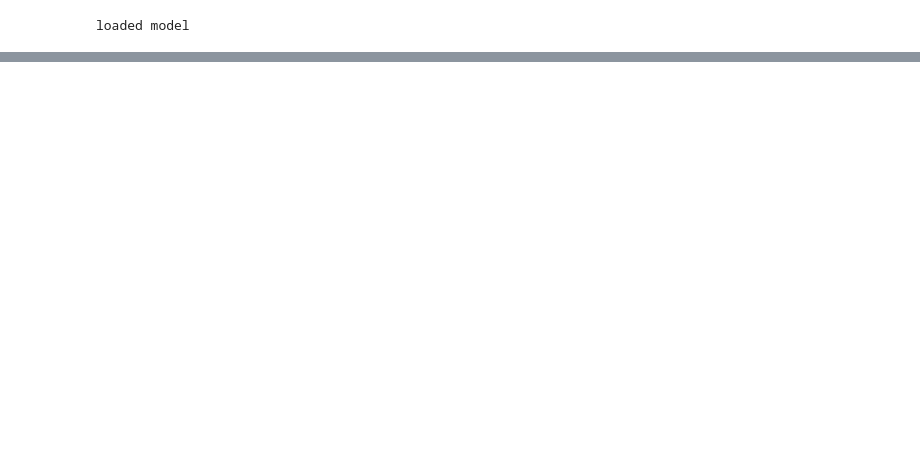
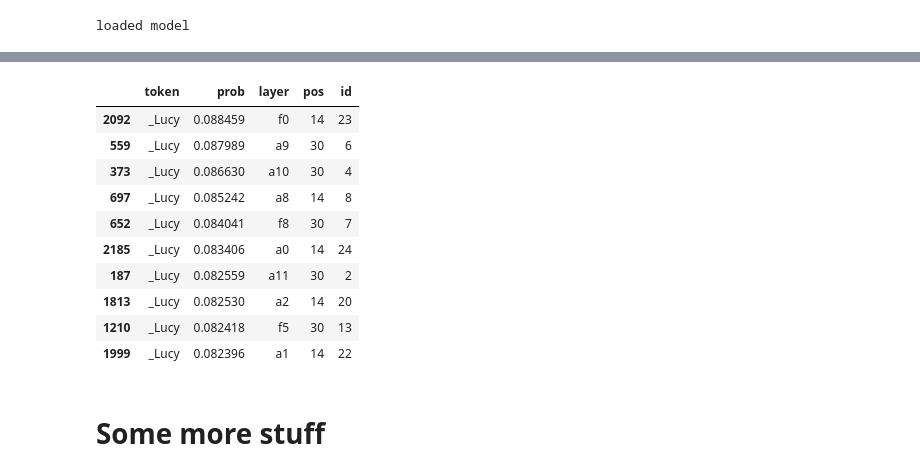
Before and after one commit to aryamanarora/nano-causal-interventions, a Jupyter notebook: Coref.ipynb, the cells around one changed output, grey strips where cells are left out. Drawn from its saved outputs; the diff is of its cells as text; code cells hidden in the pictures; blank space fills up the shorter version.

```diff
--- a/Coref.ipynb
+++ b/Coref.ipynb
@@ -52,0 +156,16 @@ print(g)
+# %%
+df[df.token == '_Lucy'].sort_values('prob', ascending=False).head(10)
+# %% [output]
+|  | token | prob | layer | pos | id |
+| 2092 | _Lucy | 0.088459 | f0 | 14 | 23 |
+| 559 | _Lucy | 0.087989 | a9 | 30 | 6 |
+| 373 | _Lucy | 0.086630 | a10 | 30 | 4 |
+| 697 | _Lucy | 0.085242 | a8 | 14 | 8 |
+| 652 | _Lucy | 0.084041 | f8 | 30 | 7 |
+| 2185 | _Lucy | 0.083406 | a0 | 14 | 24 |
+| 187 | _Lucy | 0.082559 | a11 | 30 | 2 |
+| 1813 | _Lucy | 0.082530 | a2 | 14 | 20 |
+| 1210 | _Lucy | 0.082418 | f5 | 30 | 13 |
+| 1999 | _Lucy | 0.082396 | a1 | 14 | 22 |
+# %% [markdown]
+# Some more stuff
```
Also changed, not shown: parts of 11 cells of this notebook.
